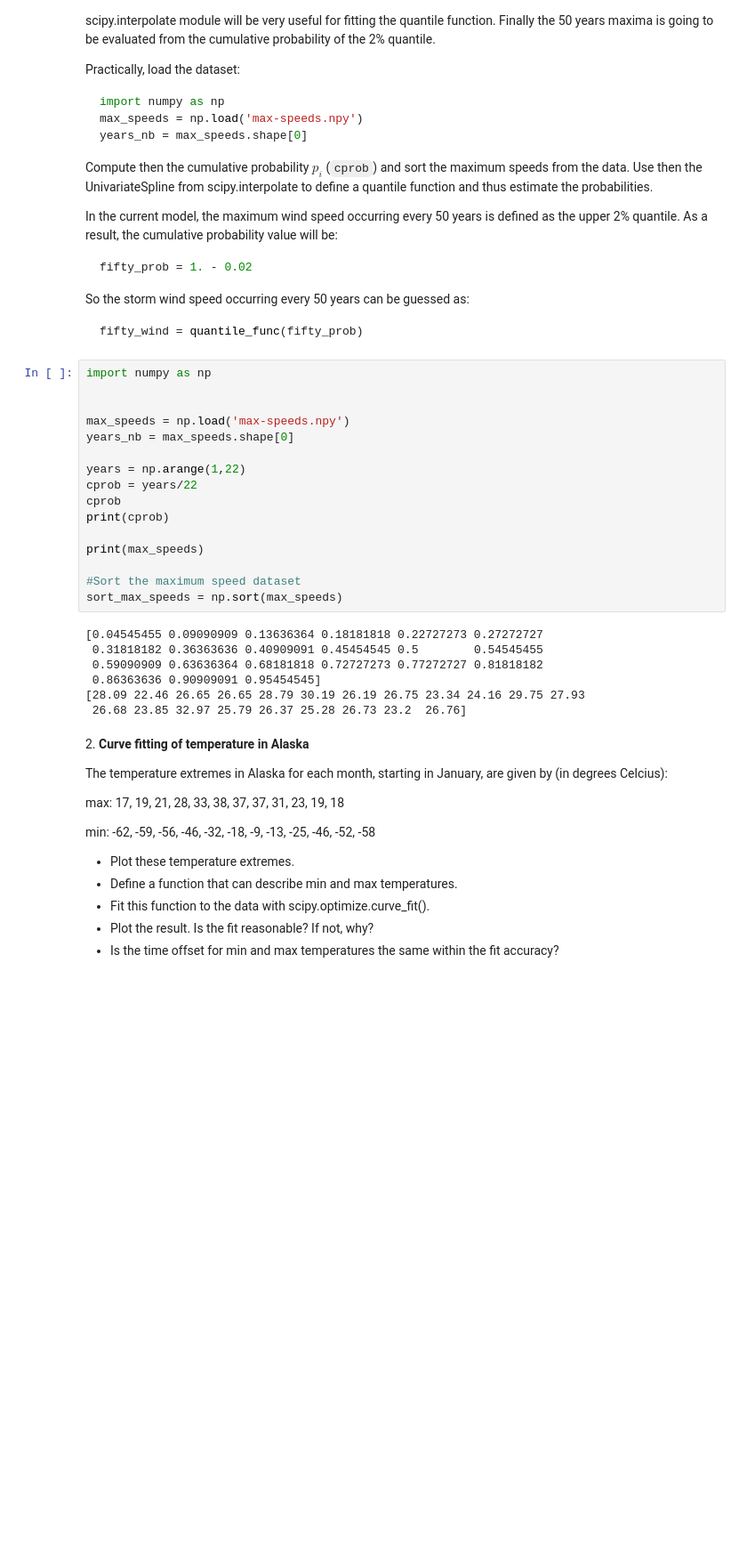
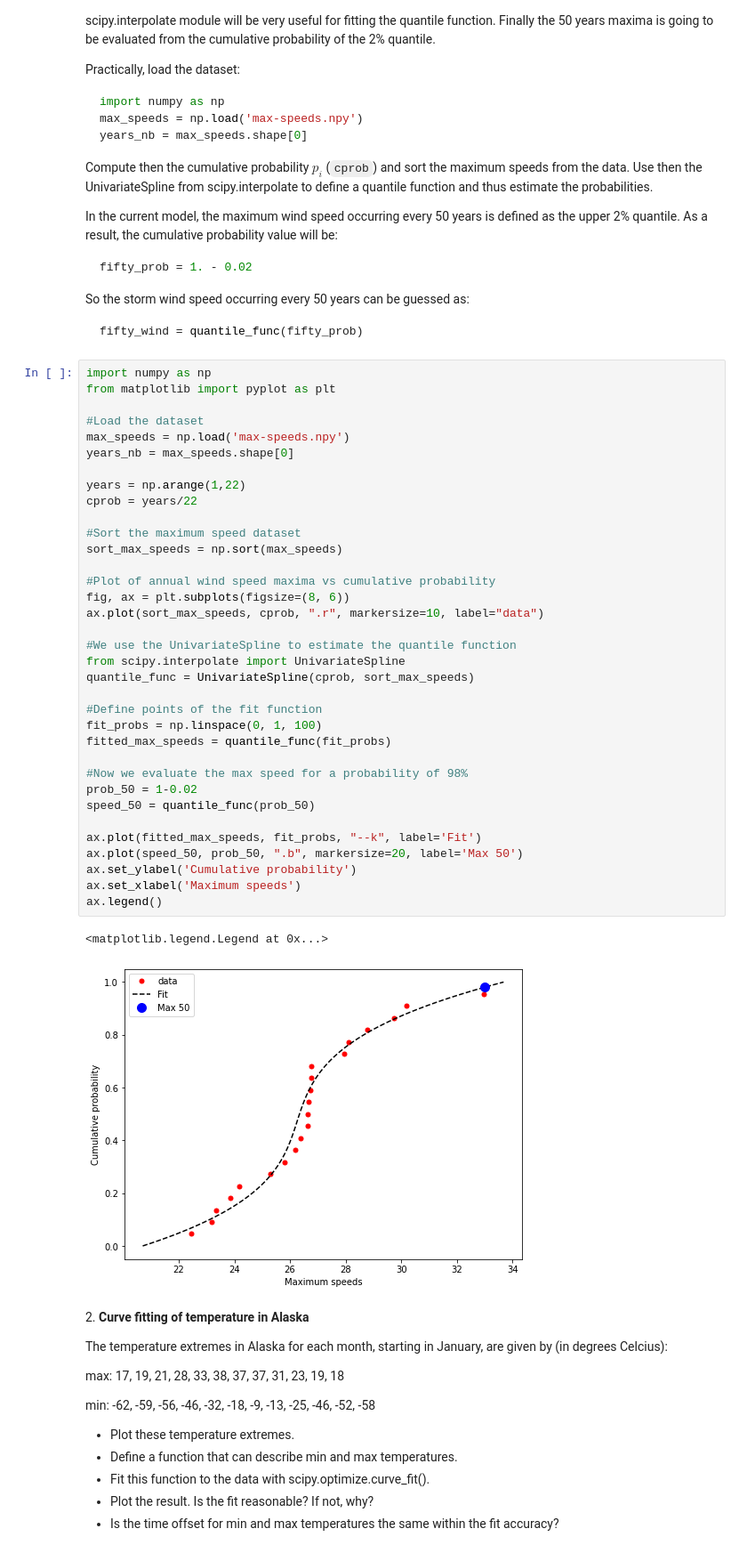
Before and after one commit to AlbertoSaretto/LaboratoryOfComputationalPhysics_Y5, a Jupyter notebook: 09ex_Algorithms.ipynb, the cells around one changed output. Shown: that part at 89% size. Cells and saved outputs as stored; diff of their text form; blank space fills up the shorter version.

````diff
--- a/09ex_Algorithms.ipynb
+++ b/09ex_Algorithms.ipynb
@@ -28,29 +28,44 @@ So the storm wind speed occurring every 50 years can be guessed as:
 ``` python
 fifty_wind = quantile_func(fifty_prob)
 ```
-# %%
-import numpy as np
-
-
-max_speeds = np.load('max-speeds.npy')
-years_nb = max_speeds.shape[0]
-
-years = np.arange(1,22)
-cprob = years/22
-cprob
-print(cprob)
-
-print(max_speeds)
-
-#Sort the maximum speed dataset
-sort_max_speeds = np.sort(max_speeds)
-# %% [output]
-[0.04545455 0.09090909 0.13636364 0.18181818 0.22727273 0.27272727
- 0.31818182 0.36363636 0.40909091 0.45454545 0.5        0.54545455
- 0.59090909 0.63636364 0.68181818 0.72727273 0.77272727 0.81818182
- 0.86363636 0.90909091 0.95454545]
-[28.09 22.46 26.65 26.65 28.79 30.19 26.19 26.75 23.34 24.16 29.75 27.93
- 26.68 23.85 32.97 25.79 26.37 25.28 26.73 23.2  26.76]
+# %%
+import numpy as np
+from matplotlib import pyplot as plt
+
+#Load the dataset
+max_speeds = np.load('max-speeds.npy')
+years_nb = max_speeds.shape[0]
+
+years = np.arange(1,22)
+cprob = years/22
+
+#Sort the maximum speed dataset
+sort_max_speeds = np.sort(max_speeds)
+
+#Plot of annual wind speed maxima vs cumulative probability
+fig, ax = plt.subplots(figsize=(8, 6))
+ax.plot(sort_max_speeds, cprob, ".r", markersize=10, label="data")
+
+#We use the UnivariateSpline to estimate the quantile function
+from scipy.interpolate import UnivariateSpline
+quantile_func = UnivariateSpline(cprob, sort_max_speeds)
+
+#Define points of the fit function
+fit_probs = np.linspace(0, 1, 100)
+fitted_max_speeds = quantile_func(fit_probs)
+
+#Now we evaluate the max speed for a probability of 98%
+prob_50 = 1-0.02
+speed_50 = quantile_func(prob_50)
+
+ax.plot(fitted_max_speeds, fit_probs, "--k", label='Fit')
+ax.plot(speed_50, prob_50, ".b", markersize=20, label='Max 50')
+ax.set_ylabel('Cumulative probability')
+ax.set_xlabel('Maximum speeds')
+ax.legend()
+# %% [output]
+<matplotlib.legend.Legend at 0x...>
+[figure, added]
 # %% [markdown]
 2\. **Curve fitting of temperature in Alaska**
 
````
Also changed, not shown: parts of 8 cells of this notebook.
